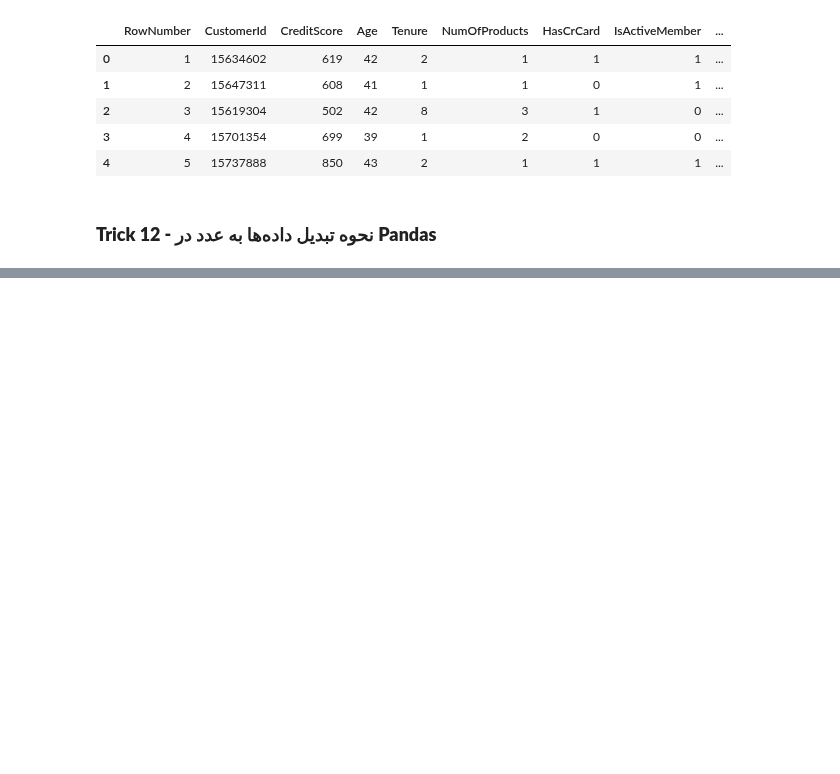
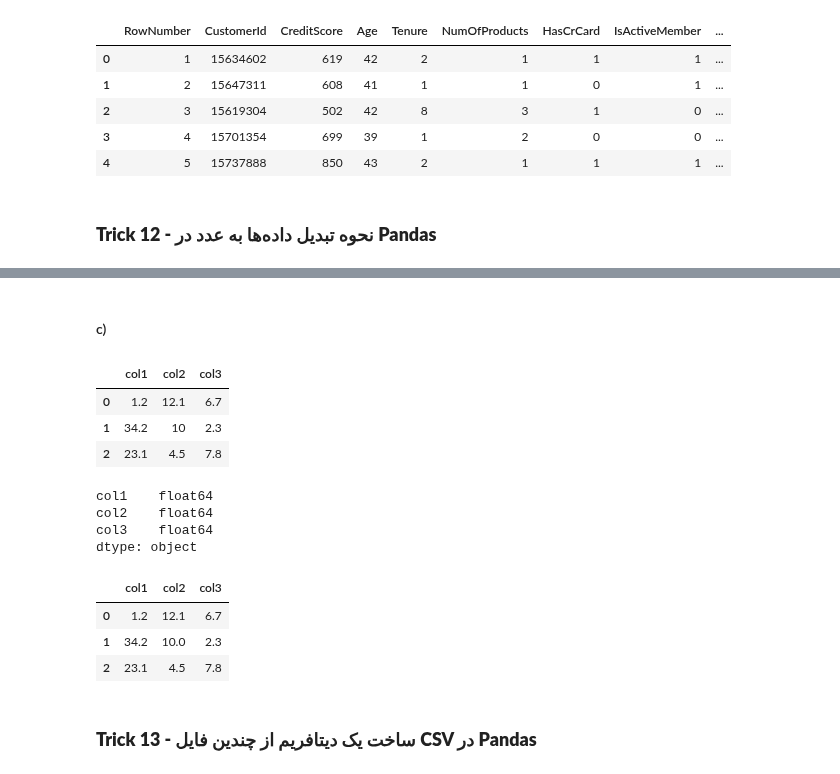
Before and after one commit to poorialari2017/ML_git001, a Jupyter notebook: MLproj002/Pooria/01 Preprocessing/Pandas/02 30Trick of Pandas.ipynb, the cells around one changed output, grey strips where cells are left out. Drawn from its saved outputs; the diff is of its cells as text; code cells hidden in the pictures; blank space fills up the shorter version.

Commit message:
Completing the 30Trick of pandas file

```diff
--- a/MLproj002/Pooria/01 Preprocessing/Pandas/02 30Trick of Pandas.ipynb
+++ b/MLproj002/Pooria/01 Preprocessing/Pandas/02 30Trick of Pandas.ipynb
@@ -899,0 +955,26 @@ dft11.select_dtypes(exclude= ['float','object']).head()
+# %% [markdown]
+#### c)
+# %%
+dft12.dtypes
+# %% [output]
+|  | col1 | col2 | col3 |
+| 0 | 1.2 | 12.1 | 6.7 |
+| 1 | 34.2 | 10 | 2.3 |
+| 2 | 23.1 | 4.5 | 7.8 |
+# %%
+dft12_convert = dft12.apply(pd.to_numeric, errors='coerce').fillna(0)
+dft12_convert.dtypes
+# %% [output]
+col1    float64
+col2    float64
+col3    float64
+dtype: object
+# %%
+dft12_convert
+# %% [output]
+|  | col1 | col2 | col3 |
+| 0 | 1.2 | 12.1 | 6.7 |
+| 1 | 34.2 | 10.0 | 2.3 |
+| 2 | 23.1 | 4.5 | 7.8 |
+# %% [markdown]
+### **Trick 13 - ساخت یک دیتافریم از چندین فایل CSV در Pandas**
```
Also changed, not shown: parts of 6 cells of this notebook.
